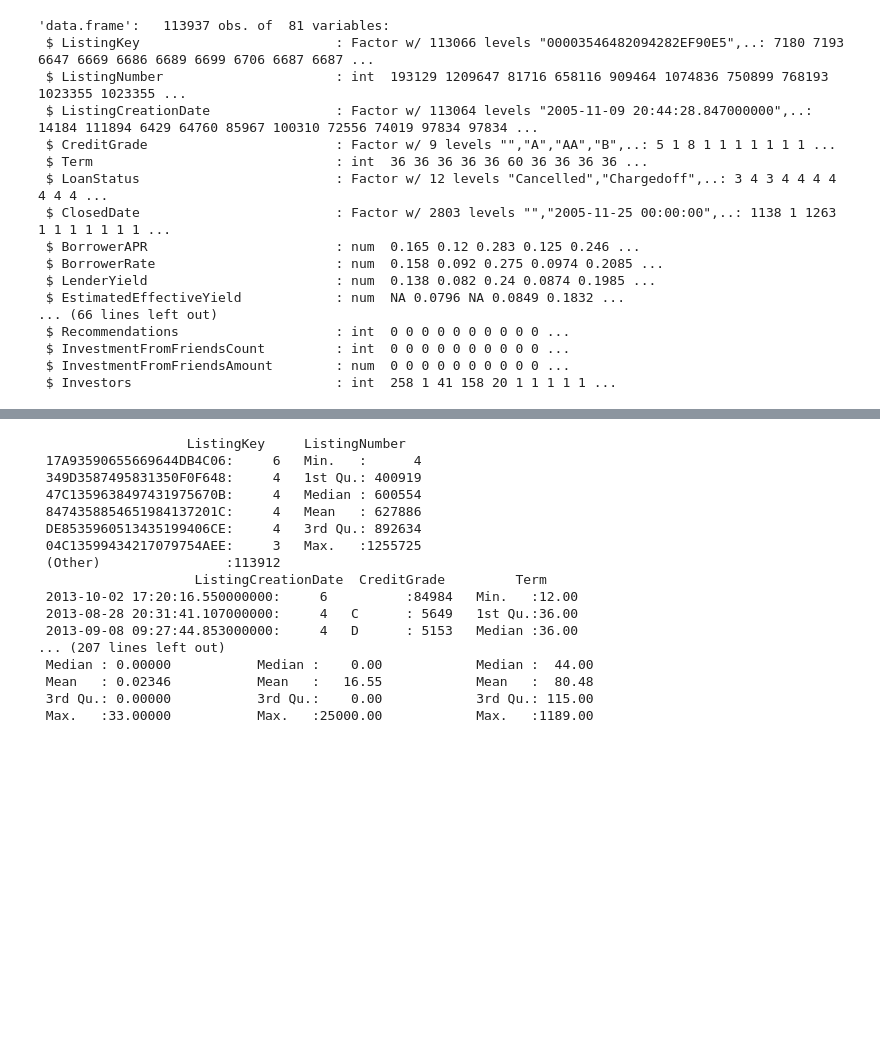
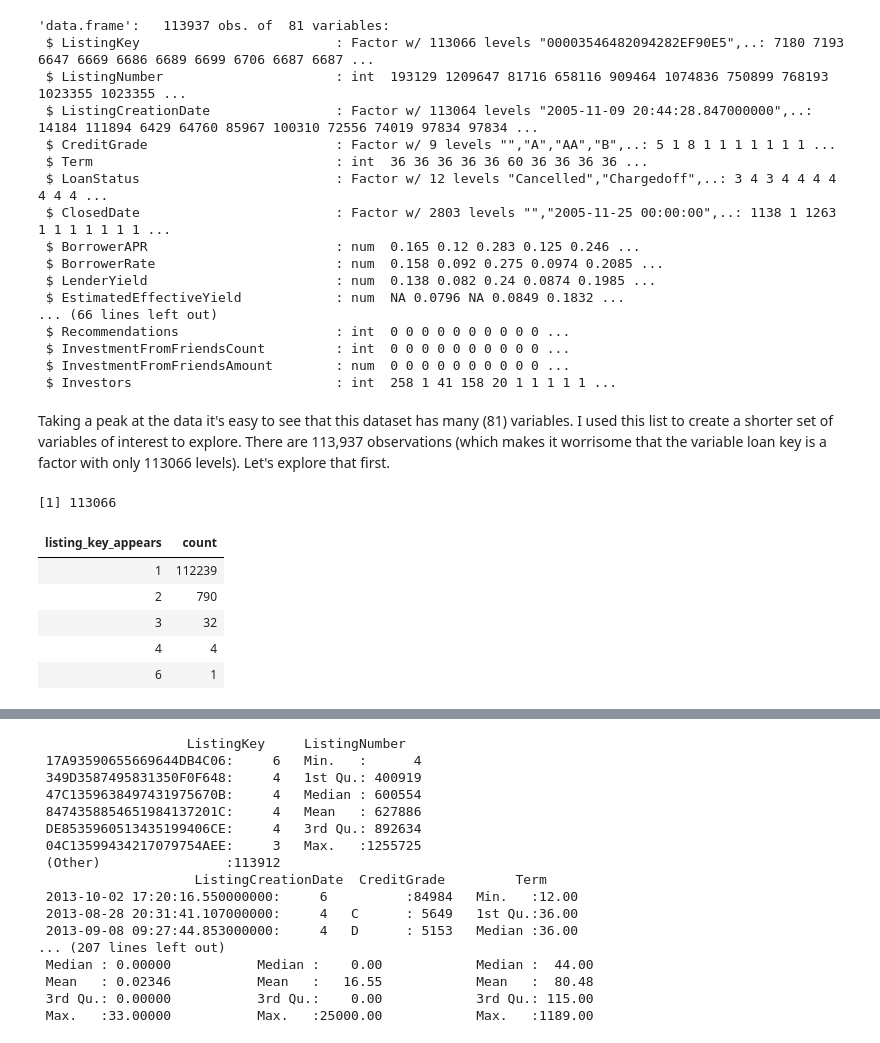
Before and after one commit to timdef/ProsperLoanEDA, a Jupyter notebook: UnivariateExploration.ipynb, the cells around one changed output, grey strips where cells are left out. Cells and saved outputs as stored; diff of their text form; code cells hidden in the pictures; blank space fills up the shorter version.

```diff
--- a/UnivariateExploration.ipynb
+++ b/UnivariateExploration.ipynb
@@ -48,3 +49,23 @@ str(datadf)
  $ InvestmentFromFriendsCount         : int  0 0 0 0 0 0 0 0 0 0 ...
  $ InvestmentFromFriendsAmount        : num  0 0 0 0 0 0 0 0 0 0 ...
  $ Investors                          : int  258 1 41 158 20 1 1 1 1 1 ...
+# %% [markdown]
+Taking a peak at the data it's easy to see that this dataset has many (81) variables. I used this list to create a shorter set of variables of interest to explore. There are 113,937 observations (which makes it worrisome that the variable loan key is a factor with only 113066 levels). Let's explore that first.
+# %%
+length(unique(datadf$ListingKey))
+# %% [output]
+[1] 113066
+# %%
+datadf %>%
+select(ListingKey) %>%
+group_by(ListingKey) %>%
+summarise(listing_key_appears = n()) %>%
+group_by(listing_key_appears) %>%
+summarise(count = n())
+# %% [output]
+| listing_key_appears | count |
+| 1 | 112239 |
+| 2 | 790 |
+| 3 | 32 |
+| 4 | 4 |
+| 6 | 1 |
```
Also changed, not shown: parts of 10 cells of this notebook.
